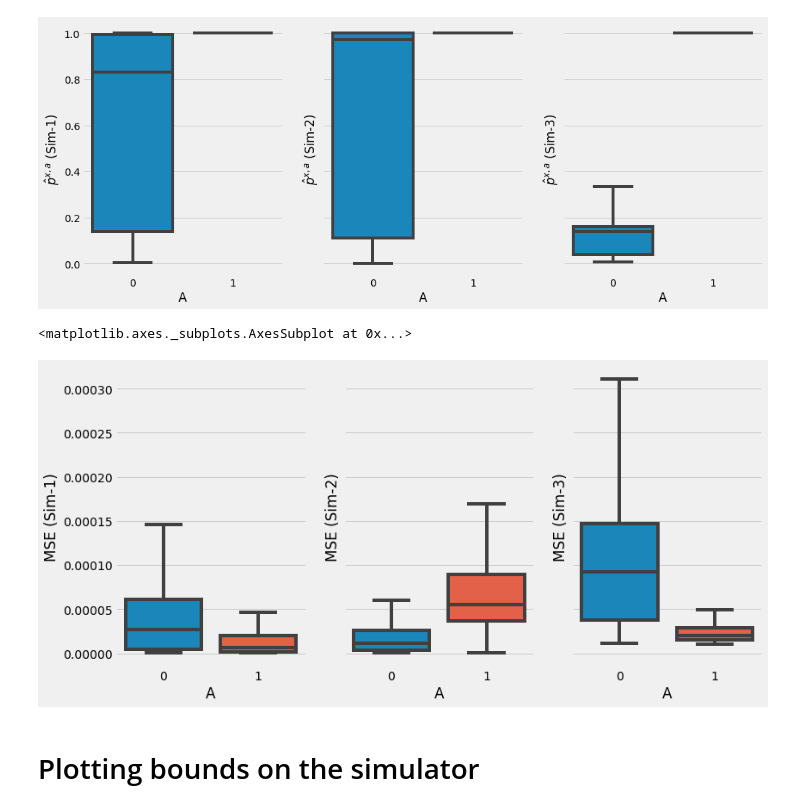
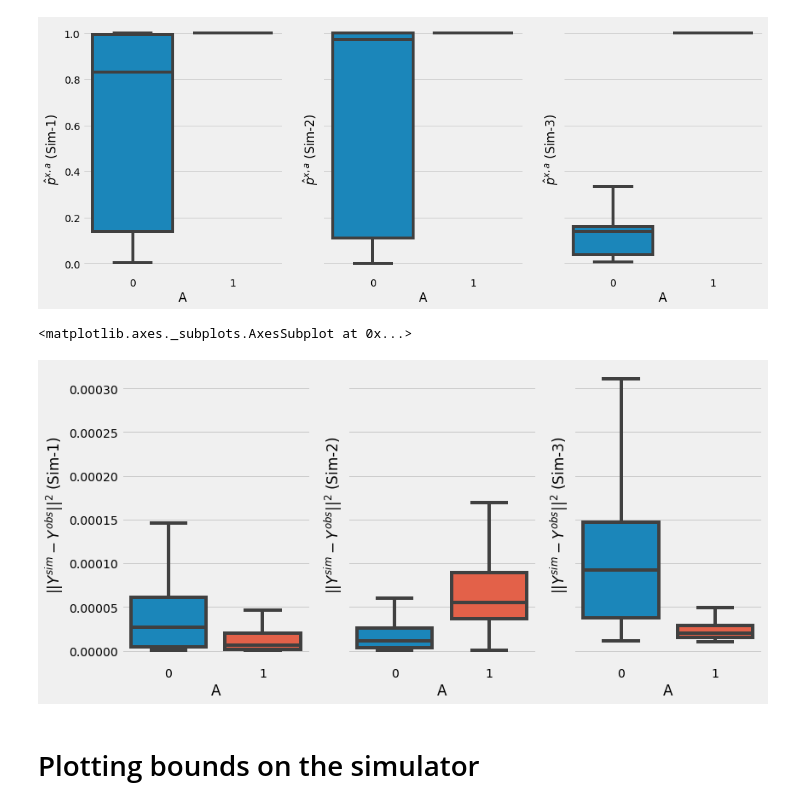
Before and after one commit to faaizT/CausalTwinAssessment, a Jupyter notebook: Cartpole Simulator.ipynb, the cells around one changed output. Saved outputs shown, nothing was run; the diff lists cells and outputs as text; code cells hidden in the pictures.

```diff
--- a/Cartpole Simulator.ipynb
+++ b/Cartpole Simulator.ipynb
@@ -890,9 +890,9 @@ obs_data_test = pd.read_csv("/data/localhost/taufiq/export-dir/Cartpole-v1-obs-d
 obs_data_test['A'] = obs_data_test['A'].astype({'A': 'int'})
 obs_data_test_raw = (obs_data_test[x_columns] - df_partial[x_columns].mean())/df_partial[x_columns].std()
 
-obs_data_test['MSE (Sim-1)'] = 0
-obs_data_test['MSE (Sim-2)'] = 0
-obs_data_test['MSE (Sim-3)'] = 0
+obs_data_test['$||Y^{sim} - Y^{obs}||^2$ (Sim-1)'] = 0
+obs_data_test['$||Y^{sim} - Y^{obs}||^2$ (Sim-2)'] = 0
+obs_data_test['$||Y^{sim} - Y^{obs}||^2$ (Sim-3)'] = 0
 obs_data_test['$\hat{p}^{x,a}$ (Sim-1)'] = 0
 obs_data_test['$\hat{p}^{x,a}$ (Sim-2)'] = 0
 obs_data_test['$\hat{p}^{x,a}$ (Sim-3)'] = 0
@@ -936,9 +936,9 @@ for i in tqdm(range(nreps)):
         ymin = ymin_net(torch.column_stack((X_val, A_val))).reshape(-1)*df_partial[outcome].std() + df_partial[outcome].mean()
         ymax = ymax_net(torch.column_stack((X_val, A_val))).reshape(-1)*df_partial[outcome].std() + df_partial[outcome].mean()
         obs_data_test['pol_val'] = pol_val.numpy()
-        obs_data_test['MSE (Sim-1)'] += mse.numpy()
-        obs_data_test['MSE (Sim-2)'] += mse2.numpy()
-        obs_data_test['MSE (Sim-3)'] += mse3.numpy()
+        obs_data_test['$||Y^{sim} - Y^{obs}||^2$ (Sim-1)'] += mse.numpy()
+        obs_data_test['$||Y^{sim} - Y^{obs}||^2$ (Sim-2)'] += mse2.numpy()
+        obs_data_test['$||Y^{sim} - Y^{obs}||^2$ (Sim-3)'] += mse3.numpy()
         obs_data_test['LB'] = (pred*pol_val + (1-pol_val)*ymin).numpy()
         obs_data_test['UB'] = (pred*pol_val + (1-pol_val)*ymax).numpy()
         obs_data_test[f'Sim-1_{outcome}_t1'] = sim_pred.numpy()
@@ -949,9 +949,9 @@ for i in tqdm(range(nreps)):
         obs_data_test['$\hat{p}^{x,a}$ (Sim-3)'] += (obs_data_test['LB'] <= obs_data_test[f'Sim-3_{outcome}_t1']).apply(int) * (obs_data_test['UB'] >= obs_data_test[f'Sim-3_{outcome}_t1']).apply(int)
         obs_data_test['Bound length'] = obs_data_test['UB'] - obs_data_test['LB']
 
-obs_data_test['MSE (Sim-1)'] /= nreps
-obs_data_test['MSE (Sim-2)'] /= nreps
-obs_data_test['MSE (Sim-3)'] /= nreps
+obs_data_test['$||Y^{sim} - Y^{obs}||^2$ (Sim-1)'] /= nreps
+obs_data_test['$||Y^{sim} - Y^{obs}||^2$ (Sim-2)'] /= nreps
+obs_data_test['$||Y^{sim} - Y^{obs}||^2$ (Sim-3)'] /= nreps
 obs_data_test['$\hat{p}^{x,a}$ (Sim-1)'] /= nreps
 obs_data_test['$\hat{p}^{x,a}$ (Sim-2)'] /= nreps
 obs_data_test['$\hat{p}^{x,a}$ (Sim-3)'] /= nreps
@@ -994,12 +994,12 @@ sns.boxplot(y='$\hat{p}^{x,a}$ (Sim-3)',x='A', data=obs_data_test.astype({'A': '
 # %%
 fig, axs = plt.subplots(1, 3, figsize=(12,6), sharey=True)
 plt.style.use('fivethirtyeight')
-sns.boxplot(y='MSE (Sim-1)',x='A', data=obs_data_test.astype({'A': 'str'}), ax=axs[0], showfliers=False)
-sns.boxplot(y='MSE (Sim-2)',x='A', data=obs_data_test.astype({'A': 'str'}), ax=axs[1], showfliers=False)
-sns.boxplot(y='MSE (Sim-3)',x='A', data=obs_data_test.astype({'A': 'str'}), ax=axs[2], showfliers=False)
+sns.boxplot(y='$||Y^{sim} - Y^{obs}||^2$ (Sim-1)',x='A', data=obs_data_test.astype({'A': 'str'}), ax=axs[0], showfliers=False)
+sns.boxplot(y='$||Y^{sim} - Y^{obs}||^2$ (Sim-2)',x='A', data=obs_data_test.astype({'A': 'str'}), ax=axs[1], showfliers=False)
+sns.boxplot(y='$||Y^{sim} - Y^{obs}||^2$ (Sim-3)',x='A', data=obs_data_test.astype({'A': 'str'}), ax=axs[2], showfliers=False)
 # %% [output]
 <matplotlib.axes._subplots.AxesSubplot at 0x...>
-[figure, old version]
+[figure, new version]
 # %% [markdown]
 # Plotting bounds on the simulator
 # %%
```
